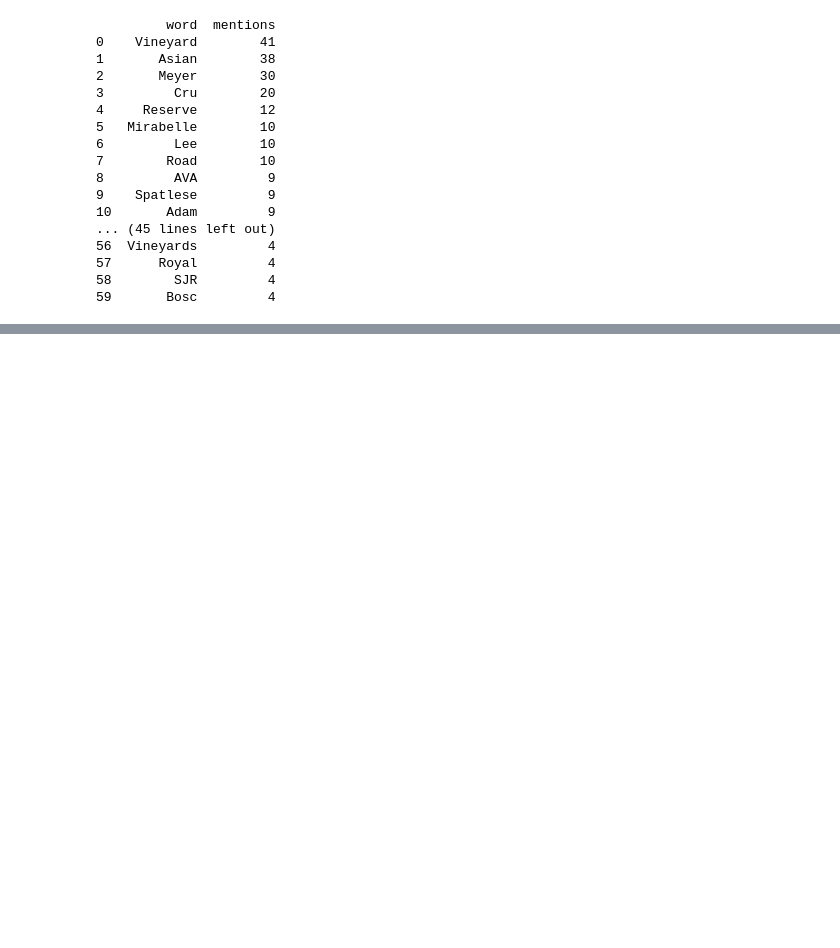
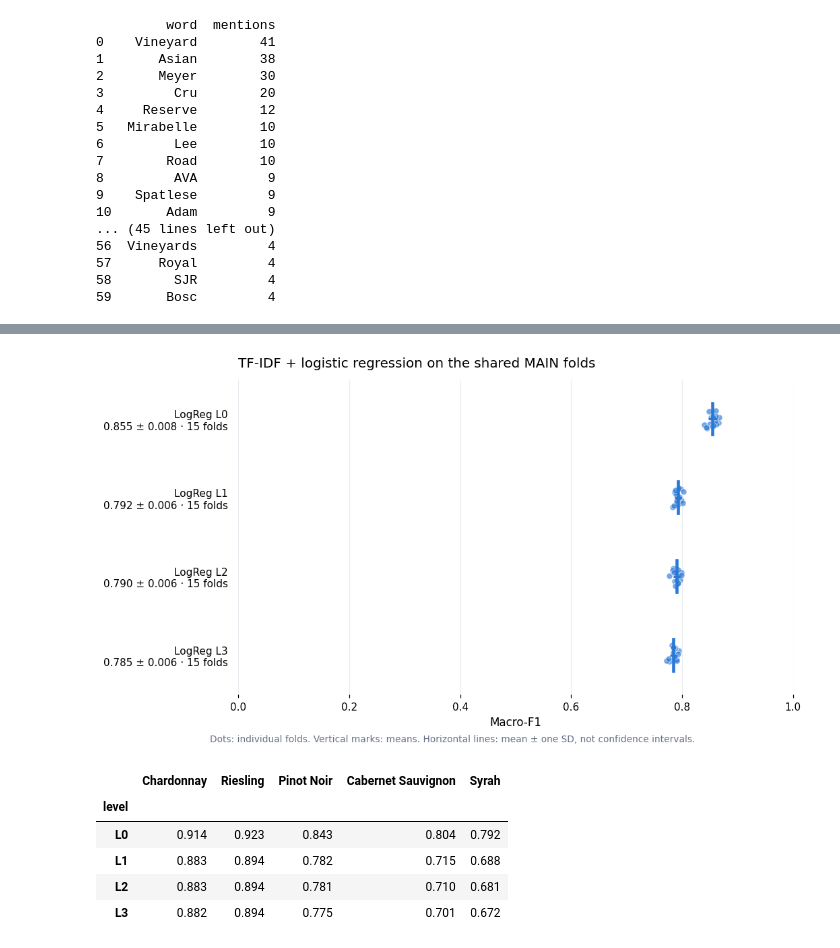
Before and after one commit to abrukhanska/dry-run, a Jupyter notebook: dry_run.ipynb, the cells around one changed output, grey strips where cells are left out. Saved outputs shown, nothing was run; the diff lists cells and outputs as text; code cells hidden in the pictures; blank space fills up the shorter version.

Commit message:
Add model experiments, evaluation results and error analysis

```diff
--- a/dry_run.ipynb
+++ b/dry_run.ipynb
@@ -722,10 +810,20 @@ if DATA_STAGE == "raw":
   print("\nWould merging same-grape names help us reach the cap?")
   print(merge_check.to_string())
 
-  unclassified = look_alike_table[look_alike_table["kind"] == "UNCLASSIFIED"]
+  unclassified = look_alike_table[
+      look_alike_table["kind"] == "UNCLASSIFIED"
+  ]
+
   if len(unclassified):
-      print("\nPlease classify these labels by hand before we continue:")
-      print(unclassified[["grape", "look_alike_label", "n_reviews"]].to_string(index=False))
+      print(
+          "\nUnclassified labels "
+          "(excluded under the exact-label rule):"
+      )
+      print(
+          unclassified[
+              ["grape", "look_alike_label", "n_reviews"]
+          ].to_string(index=False)
+      )
   else:
       print("\nEvery look-alike label is classified.")
 
@@ -4011,0 +4637,13 @@ The word lists are final for masking-v1 after the team has checked them. The thr
+# %%
+def make_tfidf(ngram_range=(1, 1), min_df=5, max_df=0.5):
+    return TfidfVectorizer(
+        lowercase=True,
+        strip_accents="unicode",
+        ngram_range=ngram_range,
+        min_df=min_df,
+        max_df=max_df,
+        sublinear_tf=True,
+        token_pattern=r"(?u)\b[^\W\d_]{2,}\b",
+    )
+
+print("Shared TF-IDF recipe is ready.")
@@ -4011,0 +5050,24 @@ The word lists are final for masking-v1 after the team has checked them. The thr
+# %%
+# Section 8.1d — LogReg results on MAIN
+
+plot_fold_dots(
+    entries_from_scores(logreg_scores_df),
+    title="TF-IDF + logistic regression on the shared MAIN folds",
+    filename="f3c_logreg_main.png",
+)
+
+per_grape_f1 = (
+    logreg_scores_df.groupby("level")[[f"f1_{CLASS_TAG[g]}" for g in CLASSES]].mean()
+    .set_axis(CLASSES, axis=1)
+    .reindex(LEVELS)
+    .round(3)
+)
+display(per_grape_f1)
+# %% [output]
+[figure, added]
+|  | Chardonnay | Riesling | Pinot Noir | Cabernet Sauvignon | Syrah |
+| level |  |  |  |  |  |
+| L0 | 0.914 | 0.923 | 0.843 | 0.804 | 0.792 |
+| L1 | 0.883 | 0.894 | 0.782 | 0.715 | 0.688 |
+| L2 | 0.883 | 0.894 | 0.781 | 0.710 | 0.681 |
+| L3 | 0.882 | 0.894 | 0.775 | 0.701 | 0.672 |
```
Also changed, not shown: parts of 119 cells of this notebook, 13 other files.
